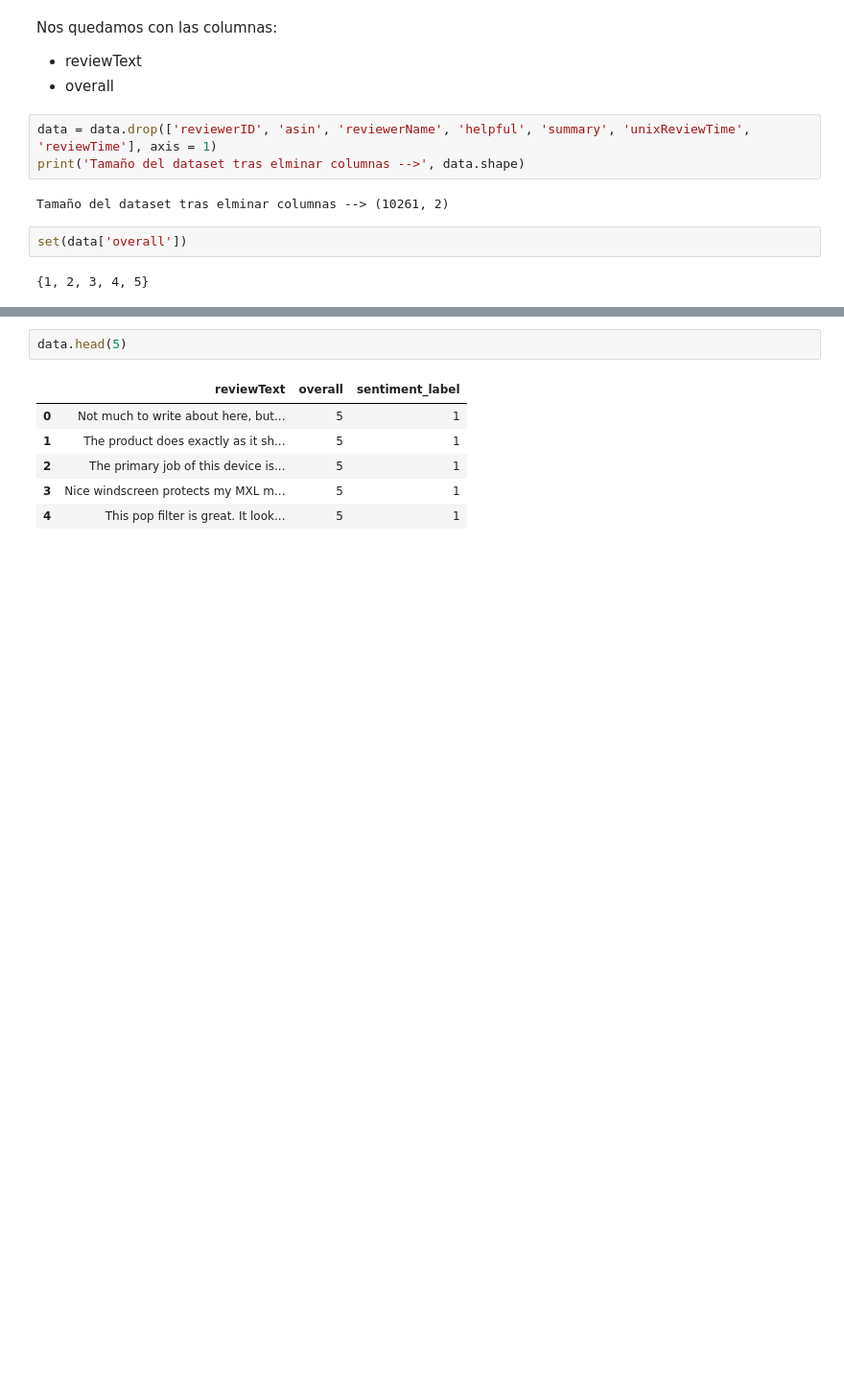
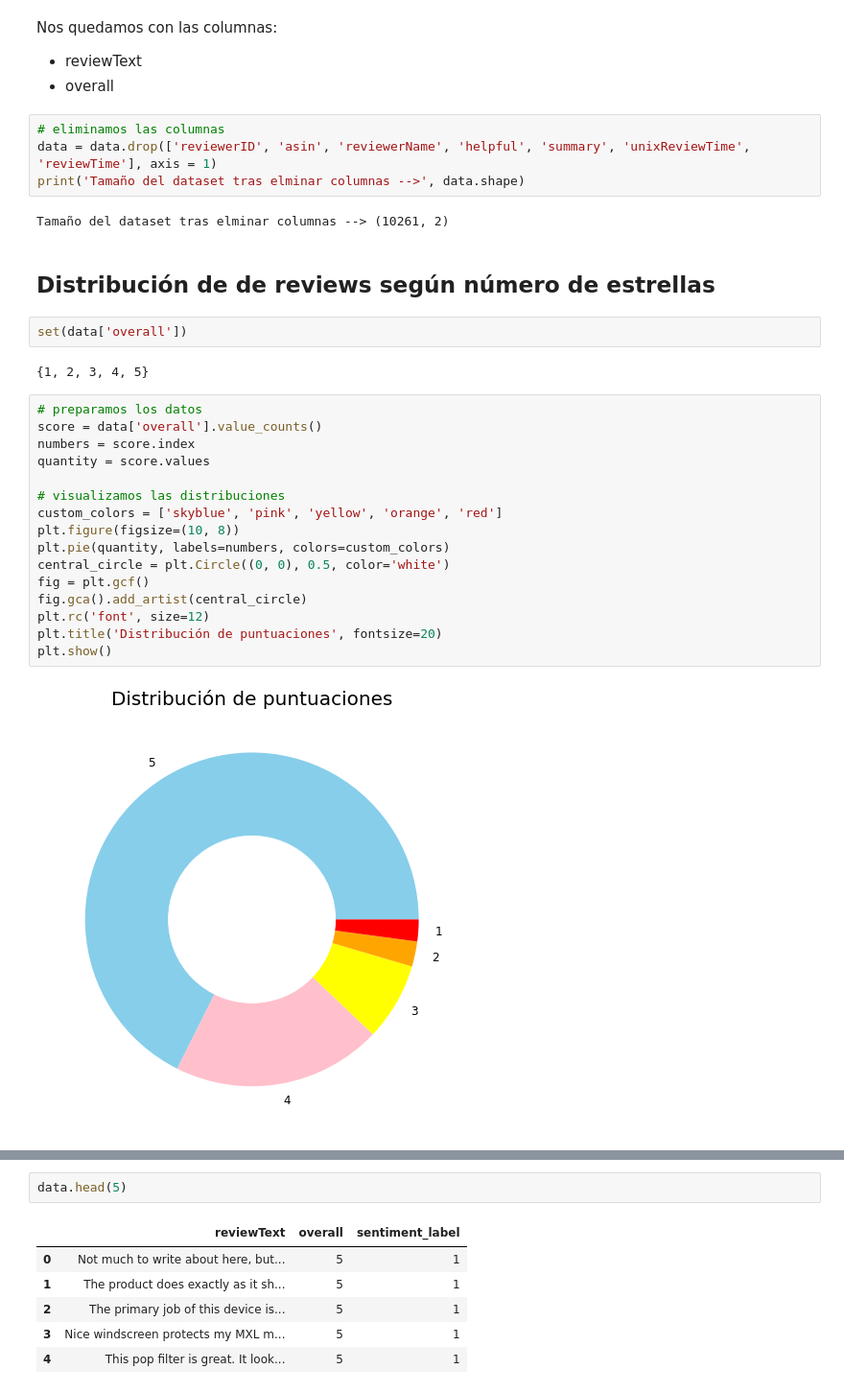
Before and after one commit to IrenaVent/11-NLP, a Jupyter notebook: 01-analisis-exploratiorio.ipynb, the cells around one changed output, grey strips where cells are left out. Shown at 96% size. Drawn from its saved outputs; the diff is of its cells as text; blank space fills up the shorter version.

```diff
--- a/01-analisis-exploratiorio.ipynb
+++ b/01-analisis-exploratiorio.ipynb
@@ -107,12 +112,33 @@ Nos quedamos con las columnas:
 *   reviewText
 *   overall
 # %%
+# eliminamos las columnas
 data = data.drop(['reviewerID', 'asin', 'reviewerName', 'helpful', 'summary', 'unixReviewTime', 'reviewTime'], axis = 1)
 print('Tamaño del dataset tras elminar columnas -->', data.shape)
 # %% [output]
 Tamaño del dataset tras elminar columnas --> (10261, 2)
+# %% [markdown]
+## Distribución de de reviews según número de estrellas
 # %%
 set(data['overall'])
 # %% [output]
 {1, 2, 3, 4, 5}
+# %%
+# preparamos los datos
+score = data['overall'].value_counts()
+numbers = score.index
+quantity = score.values
+
+# visualizamos las distribuciones
+custom_colors = ['skyblue', 'pink', 'yellow', 'orange', 'red']
+plt.figure(figsize=(10, 8))
+plt.pie(quantity, labels=numbers, colors=custom_colors)
+central_circle = plt.Circle((0, 0), 0.5, color='white')
+fig = plt.gcf()
+fig.gca().add_artist(central_circle)
+plt.rc('font', size=12)
+plt.title('Distribución de puntuaciones', fontsize=20)
+plt.show()
+# %% [output]
+[figure, added]
 # %% [markdown]
```
Also changed, not shown: parts of 17 cells of this notebook.
